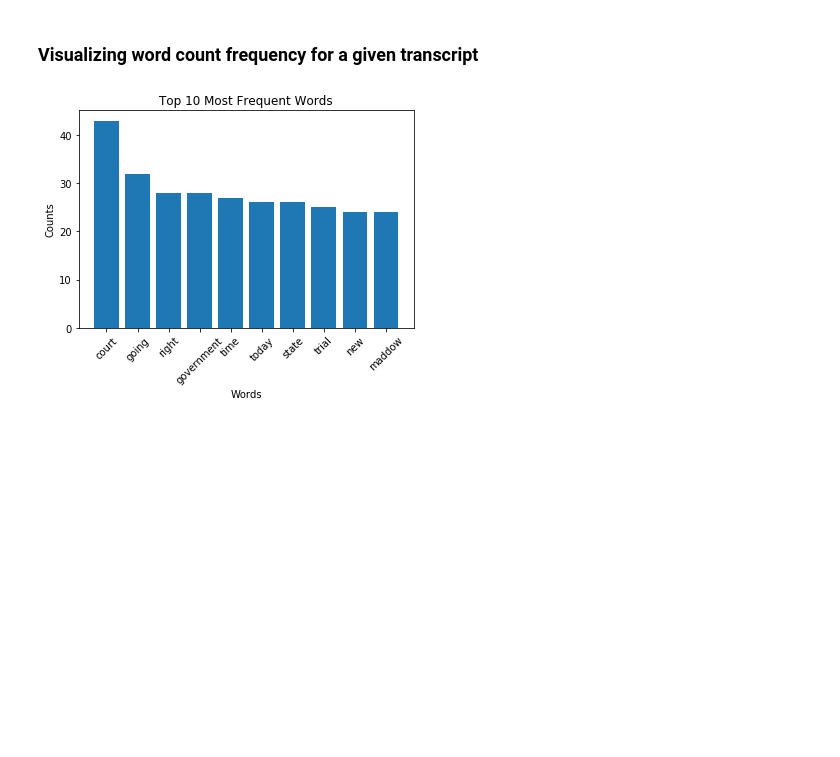
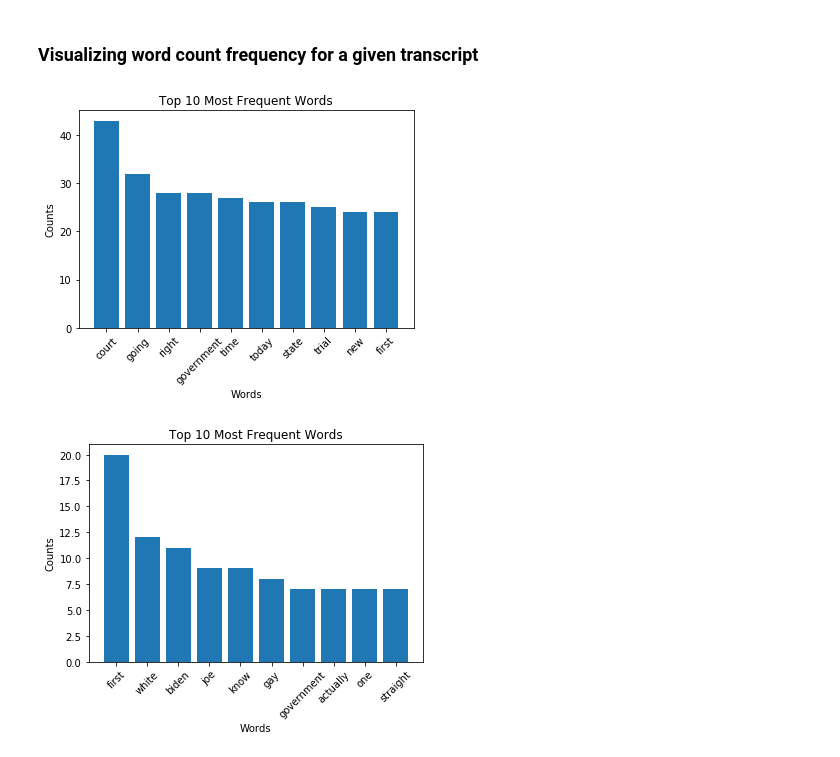
Before and after one commit to rileyschenck/milestoneproject, a Jupyter notebook: word_count_funcAndViz.ipynb, the cells around one changed output. Cells and saved outputs as stored; diff of their text form; code cells hidden in the pictures; blank space fills up the shorter version.

```diff
--- a/word_count_funcAndViz.ipynb
+++ b/word_count_funcAndViz.ipynb
@@ -57,9 +43,13 @@ def plot_word_counts(word_counts):
     plt.show()
 # %%
 # Let's explore the first transcript
-plot_word_counts(data['wc_dict'][0])
+plot_word_counts(data_maddow['wc_dict'][0])
 # %% [output]
-[figure, old version]
+[figure, new version]
+# %%
+plot_word_counts(data_carlson['wc_dict'][0])
+# %% [output]
+[figure, added]
 # %%
 def plot_word_counts_over_time(df):
     # Create a dictionary to store the frequency of each word over time
```
Also changed, not shown: parts of 5 cells of this notebook.
